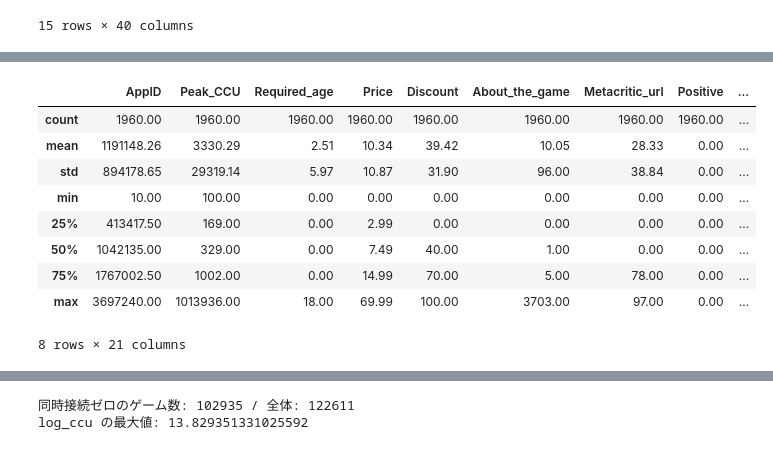
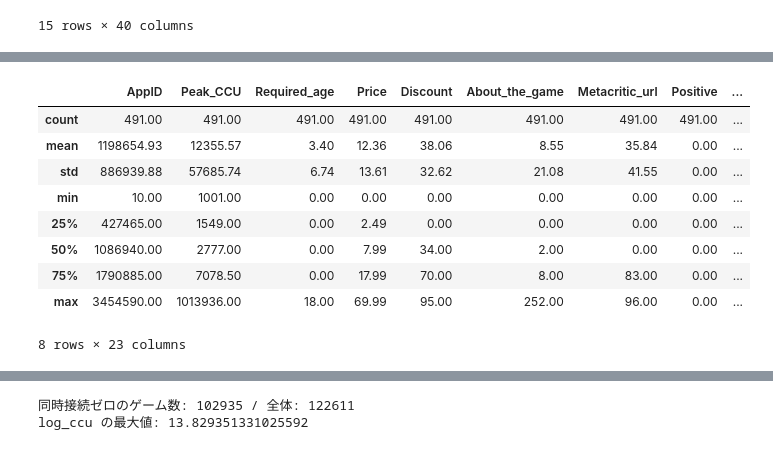
Before and after one commit to shuhei-kuroiwa/cml_study_log, a Jupyter notebook: implementations:/sandbox.ipynb, the cells around one changed output, grey strips where cells are left out. Drawn from its saved outputs; the diff is of its cells as text; code cells hidden in the pictures.

```diff
--- a/implementations:/sandbox.ipynb
+++ b/implementations:/sandbox.ipynb
@@ -46,6 +57,7 @@ df_clean = df_clean.dropna(subset=['Price', 'Peak CCU'])
 # スペースをアンダースコアに置換
 df.columns = [c.replace(' ', '_') for c in df.columns]
 # %%
+df['nega_notes_ratio'] = df['Negative'] / (df['Notes'] + 1)
 df['log_ccu'] = np.log(df['Peak_CCU'] + 1)
 df['log_negative'] = np.log(df['Negative'] + 1)
 df['log_notes'] = np.log(df['Notes'] + 1)
@@ -123,21 +135,24 @@ dtype: int64
 # %%
 #ヘックマンの2段階推定もどき、
 df_active = df[df['Peak_CCU'] > 0].copy()
 
+df_100 = df[df['Peak_CCU'] >= 100].copy()
+df_100.describe()
+
 # 1. 1000以上で絞る
-df_pro = df[df['Peak_CCU'] >= 100].copy()
-df_pro.describe()
+df_1000 = df[df['Peak_CCU'] >= 1000].copy()
+df_1000.describe()
 # %% [output]
 |  | AppID | Peak_CCU | Required_age | Price | Discount | About_the_game | Metacritic_url | Positive | ... |
-| count | 1960.00 | 1960.00 | 1960.00 | 1960.00 | 1960.00 | 1960.00 | 1960.00 | 1960.00 | ... |
-| mean | 1191148.26 | 3330.29 | 2.51 | 10.34 | 39.42 | 10.05 | 28.33 | 0.00 | ... |
-| std | 894178.65 | 29319.14 | 5.97 | 10.87 | 31.90 | 96.00 | 38.84 | 0.00 | ... |
-| min | 10.00 | 100.00 | 0.00 | 0.00 | 0.00 | 0.00 | 0.00 | 0.00 | ... |
-| 25% | 413417.50 | 169.00 | 0.00 | 2.99 | 0.00 | 0.00 | 0.00 | 0.00 | ... |
-| 50% | 1042135.00 | 329.00 | 0.00 | 7.49 | 40.00 | 1.00 | 0.00 | 0.00 | ... |
-| 75% | 1767002.50 | 1002.00 | 0.00 | 14.99 | 70.00 | 5.00 | 78.00 | 0.00 | ... |
-| max | 3697240.00 | 1013936.00 | 18.00 | 69.99 | 100.00 | 3703.00 | 97.00 | 0.00 | ... |
+| count | 491.00 | 491.00 | 491.00 | 491.00 | 491.00 | 491.00 | 491.00 | 491.00 | ... |
+| mean | 1198654.93 | 12355.57 | 3.40 | 12.36 | 38.06 | 8.55 | 35.84 | 0.00 | ... |
+| std | 886939.88 | 57685.74 | 6.74 | 13.61 | 32.62 | 21.08 | 41.55 | 0.00 | ... |
+| min | 10.00 | 1001.00 | 0.00 | 0.00 | 0.00 | 0.00 | 0.00 | 0.00 | ... |
+| 25% | 427465.00 | 1549.00 | 0.00 | 2.49 | 0.00 | 0.00 | 0.00 | 0.00 | ... |
+| 50% | 1086940.00 | 2777.00 | 0.00 | 7.99 | 34.00 | 2.00 | 0.00 | 0.00 | ... |
+| 75% | 1790885.00 | 7078.50 | 0.00 | 17.99 | 70.00 | 8.00 | 83.00 | 0.00 | ... |
+| max | 3454590.00 | 1013936.00 | 18.00 | 69.99 | 95.00 | 252.00 | 96.00 | 0.00 | ... |
-8 rows × 21 columns
+8 rows × 23 columns
 # %%
 top_corr_cols = df.corr(numeric_only=True)['Peak_CCU'].abs().sort_values(ascending=False).head(20).index
 top_corr_matrix = df[top_corr_cols].corr()
```
Also changed, not shown: parts of 7 cells of this notebook.
